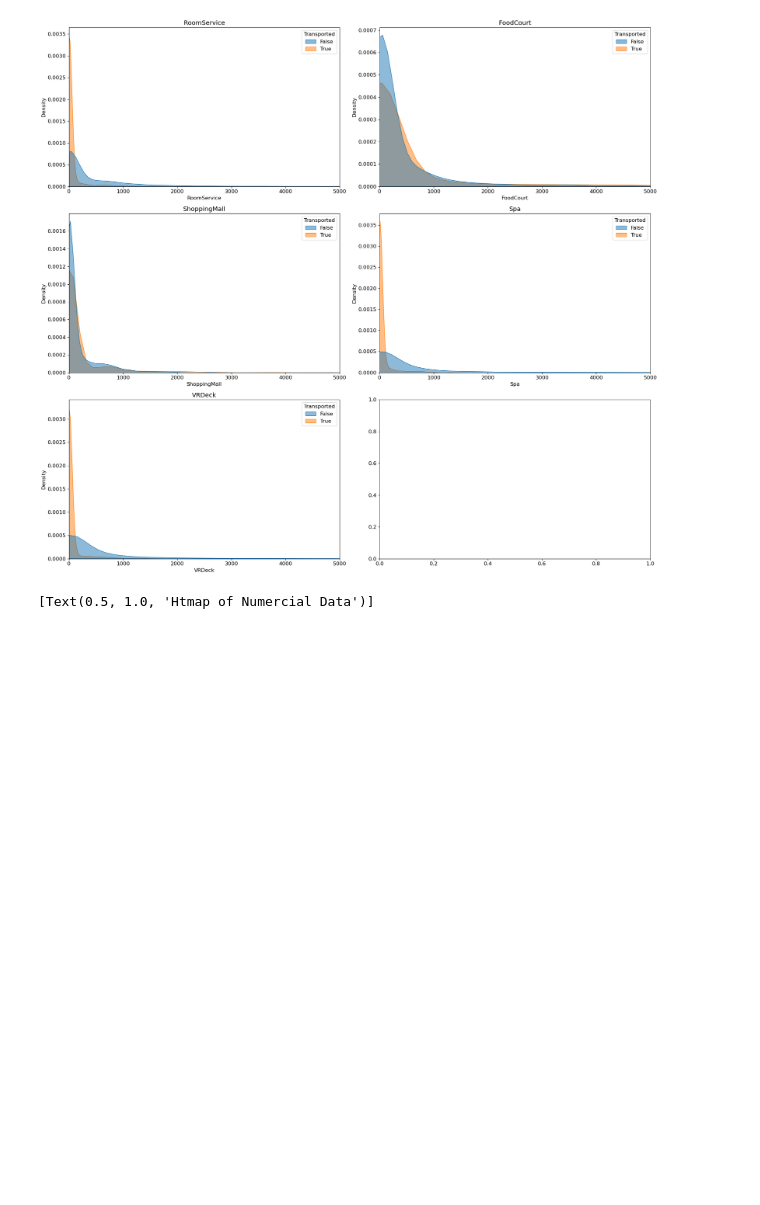
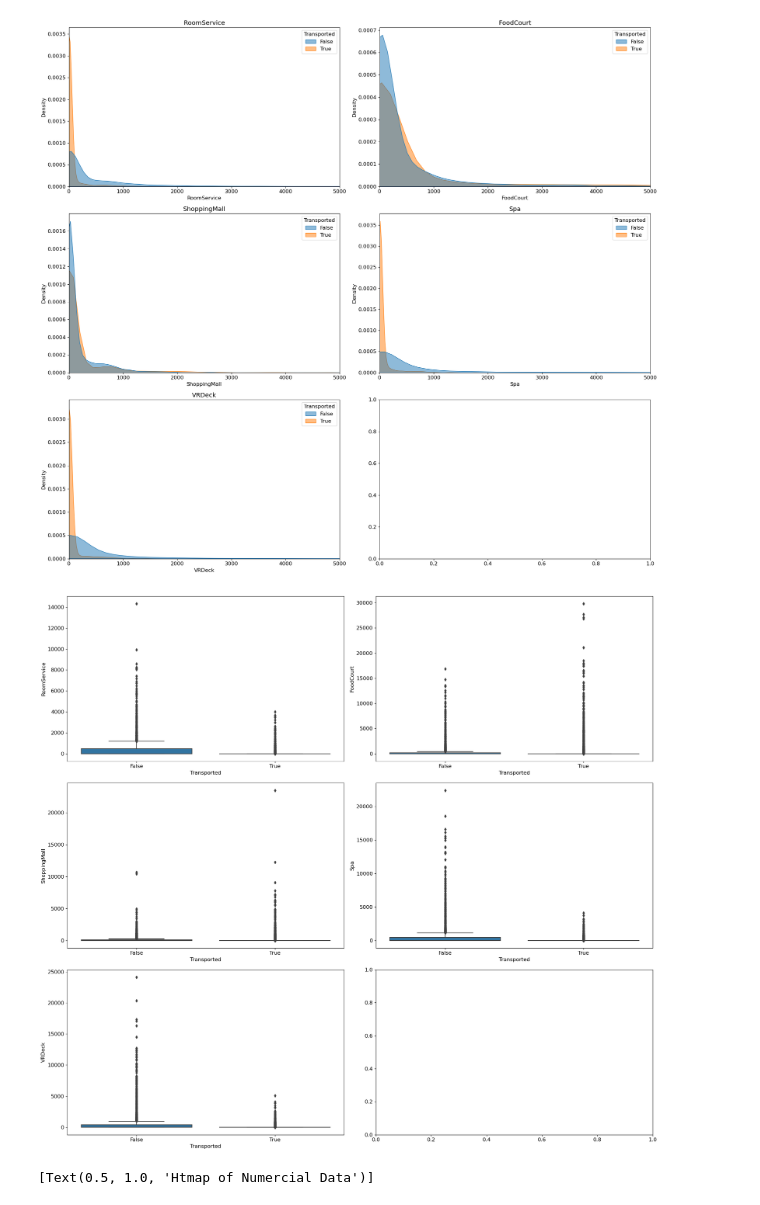
Before and after one commit to aza1200/Kaggle, a Jupyter notebook: Spaceship Titanic/2_analysis.ipynb, the cells around one changed output. Cells and saved outputs as stored; diff of their text form; code cells hidden in the pictures; blank space fills up the shorter version.

Commit message:
eda box plot 추가

```diff
--- a/Spaceship Titanic/2_analysis.ipynb
+++ b/Spaceship Titanic/2_analysis.ipynb
@@ -203,6 +203,19 @@ plt.tight_layout()
 plt.show()
 # %% [output]
 [figure]
+# %%
+discrete_features = [ "RoomService" , "FoodCourt", "ShoppingMall", "Spa", "VRDeck" ]
+fig, axs = plt.subplots(nrows=3, ncols=2, figsize=(20,18))
+
+for i, feature in enumerate(discrete_features):
+    row = i // 2
+    col = i % 2
+    sns.boxplot(y= feature,data=train_df, x="Transported",  ax=axs[row][col])
+
+plt.tight_layout()
+plt.show()
+# %% [output]
+[figure, added]
 # %%
 corrMat = train_df[['RoomService','FoodCourt','ShoppingMall','Spa','VRDeck']].corr()
 fig, ax = plt.subplots()
```
Also changed, not shown: parts of 1 cell of this notebook, 1 other file.
